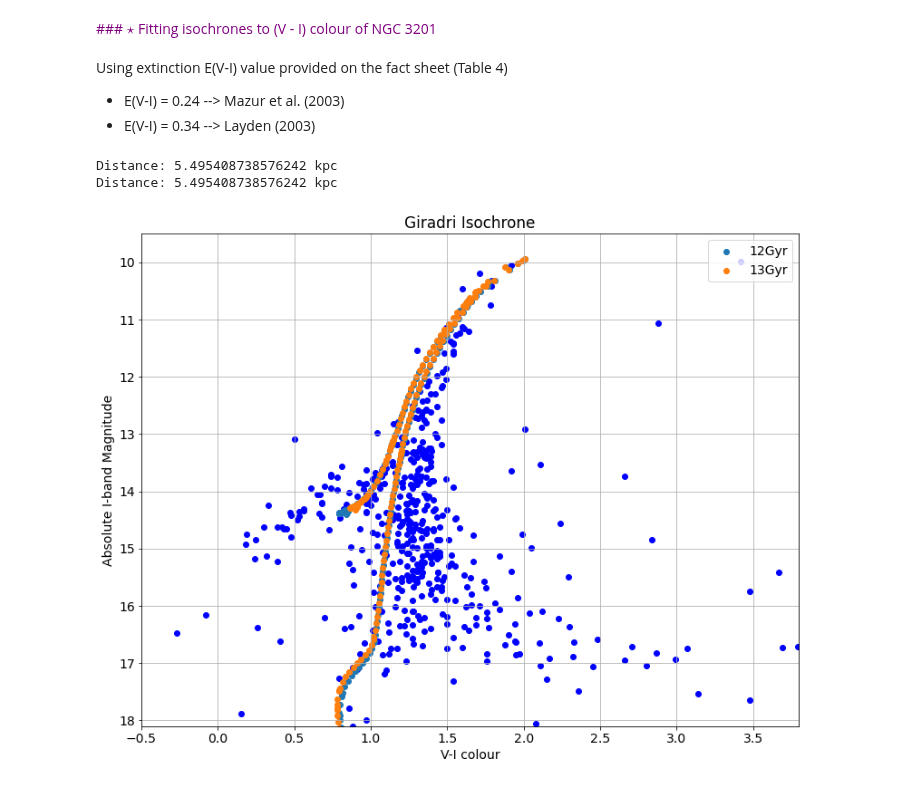
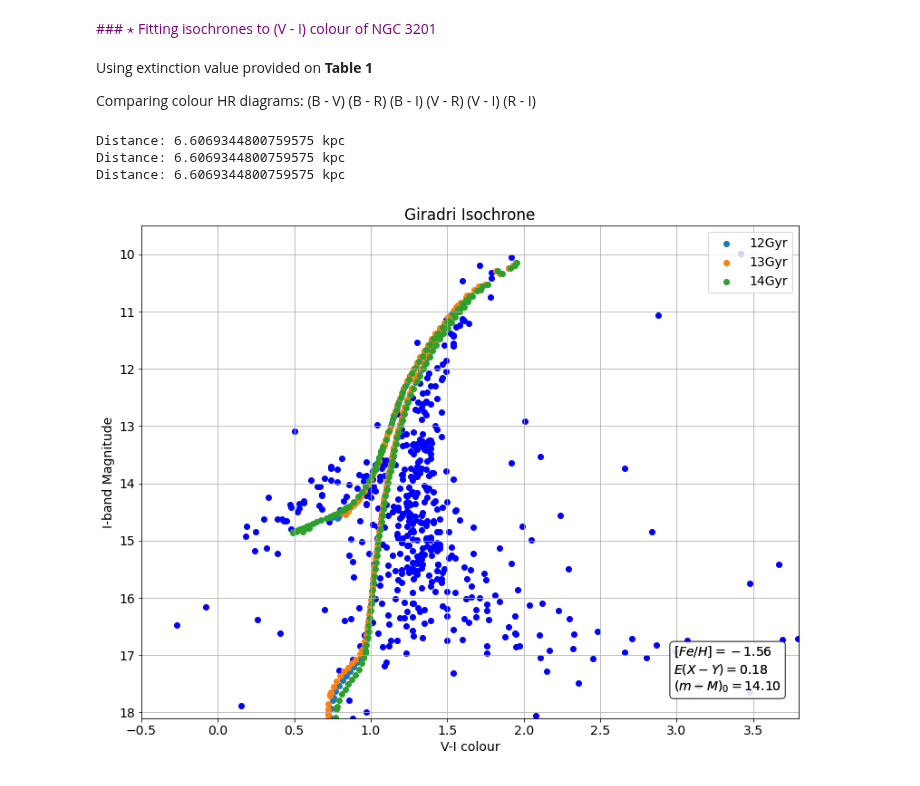
Before and after one commit to evgenyneu/asp3231_project, a Jupyter notebook: code/080_science/science_age_and_distance.ipynb, the cells around one changed output. Saved outputs shown, nothing was run; the diff lists cells and outputs as text; code cells hidden in the pictures.

```diff
--- a/code/080_science/science_age_and_distance.ipynb
+++ b/code/080_science/science_age_and_distance.ipynb
@@ -128,7 +128,7 @@ def plot(band1, band2, sb1, sb2, x_min, x_max, y_min, y_max):
     # axis labels
     plt.rcParams.update({'font.size':14 })
     plt.xlabel('{}-{} colour'.format(sb1,sb2))
-    plt.ylabel('Absolute {}-band Magnitude'.format(sb2))
+    plt.ylabel('{}-band Magnitude'.format(sb2))
     plt.grid(True)
 
     #plt.show()
@@ -358,7 +375,9 @@ Extracting values from literature given in 06_NGC_3201_factsheet. Reddenning is
 # %%
-def true_mod(file_name, directory, DM, age, band1_index, band2_index, ib1, ib2, reddening):
+def true_mod(file_name, directory, DM, age, band1_index, band2_index, ib1, ib2, reddening, reddening_value):
     iso = isochrone(file_name, directory)
     colour = numpy.array(iso[band1_index])-numpy.array(iso[band2_index])
+    EBV = reddening_value
+    RV = 3.1*EBV
 
     colour_M = colour+EBV                                             # adding reddening value to (B - V) colour
     band_M = numpy.array(iso[band2_index])+DM+RV                      # adding the distance modulus and R_V value to V magnitude
@@ -367,13 +386,19 @@ def true_mod(file_name, directory, DM, age, band1_index, band2_index, ib1, ib2,
     plt.rcParams['figure.figsize'] = [15, 15]
     plt.scatter(colour_M, band_M, label = age)                        # scatter plot
 
+    textstr = '$[Fe/H]=-1.56$\n$E(X-Y)=%.2f$\n$(m-M)_0=%.2f$'%(reddening_value, DM)
+    props = dict(boxstyle='round', facecolor='white', alpha=0.5)
+
     # axis labels
     plt.rcParams.update({'font.size':14 })
     plt.xlabel('{}-{} colour'.format(ib1,ib2))
-    plt.ylabel('Absolute {}-band Magnitude'.format(ib2))
+    plt.ylabel('{}-band Magnitude'.format(ib2))
     plt.title('Giradri Isochrone')
     plt.legend(loc='upper right');
     plt.grid(True)
+
+    plt.text(0.6, 0.05, textstr, transform=ax.transAxes, fontsize=14,
+        verticalalignment='top', bbox=props)
 
     os.chdir("girardi plots")   # changing directory
     plt.savefig('{}-{} colour E({}-{}) {}'.format(ib1,ib2, ib1, ib2, reddening))
@@ -581,19 +633,25 @@ Standard Deviation: 0.3994315204368267
 # %% [markdown]
 <font color=purple>
 ### $\star$ Fitting isochrones to (V - I) colour of NGC 3201
-# %% [markdown]
-Using extinction E(V-I) value provided on the fact sheet (Table 4)
-
-- E(V-I) = 0.24 --> Mazur et al. (2003)
-- E(V-I) = 0.34 --> Layden (2003)
+# %% [markdown]
+Using extinction value provided on **Table 1**
+
+Comparing colour HR diagrams:
+(B - V)
+(B - R)
+(B - I)
+(V - R)
+(V - I)
+(R - I)
 # %%
 #Vi=0, Bi=1, Ri=2, Ii=3
-EBV = 0.24                        # E(V-I) Mazur et al. (2003)
-RV = 3.1*EBV
+# E(V-I) = 0.18  --> calculated from table 1
 plot(V,I,"V","I",-0.5, 3.8, 18.1, 9.5)
-true_mod('12Gyr.txt', 'girardi isochrones/-1.56', 13.70, '12Gyr', 0, 3, '', '', '')
-true_mod('13Gyr.txt', 'girardi isochrones/-1.56', 13.70, '13Gyr', 0, 3, 'V', 'I', "Mazur")
+true_mod('12Gyr.txt', 'girardi isochrones/-1.56', 14.1, '12Gyr', 0, 3, '', '', '', 0.18)
+true_mod('13Gyr.txt', 'girardi isochrones/-1.56', 14.1, '13Gyr', 0, 3, 'V', 'I', '', 0.18)
+true_mod('14Gyr.txt', 'girardi isochrones/-1.56', 14.1, '14Gyr', 0, 3, 'V', 'I', 'Calculated', 0.18)
 # %% [output]
-Distance: 5.495408738576242 kpc
-Distance: 5.495408738576242 kpc
+Distance: 6.6069344800759575 kpc
+Distance: 6.6069344800759575 kpc
+Distance: 6.6069344800759575 kpc
-[figure, old version]
+[figure, new version]
```
Also changed, not shown: parts of 34 cells of this notebook, 12 other files.
